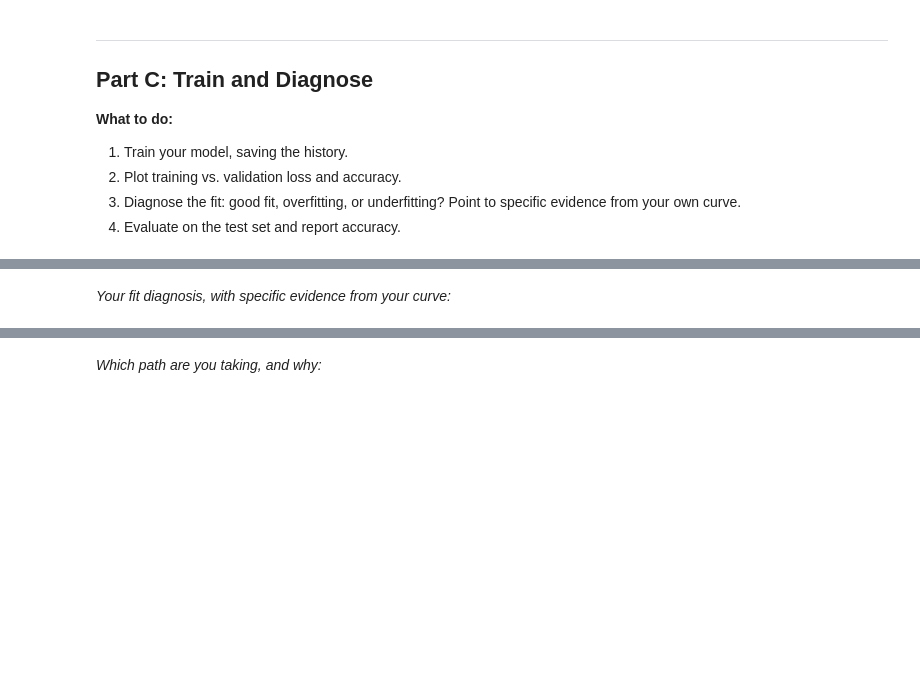
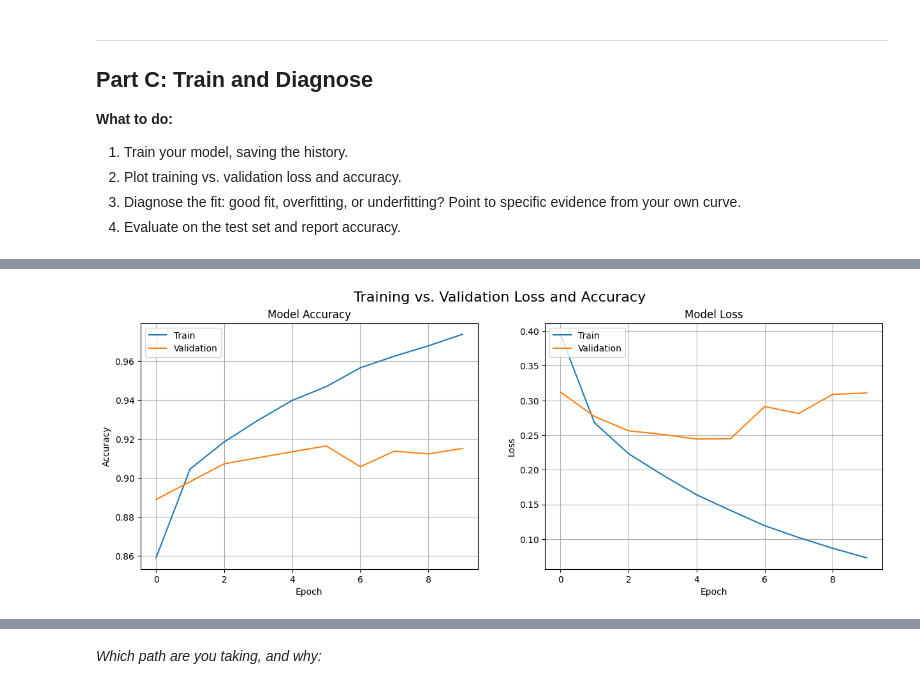
Before and after one commit to noahreed1/IT480-FA26, a Jupyter notebook: Lab2_CNN_PetFinder_Starter1.ipynb, the cells around one changed output, grey strips where cells are left out. Saved outputs shown, nothing was run; the diff lists cells and outputs as text; code cells hidden in the pictures; blank space fills up the shorter version.

```diff
--- a/Lab2_CNN_PetFinder_Starter1.ipynb
+++ b/Lab2_CNN_PetFinder_Starter1.ipynb
@@ -129,13 +132,0 @@ Epoch 10/10
-# %%
-# Plot training vs. validation loss and accuracy here
-history = model.fit(
-    x_train, y_train,
-    validation_split=0.2,
-    epochs=100,
-    batch_size=32,
-    verbose=0
-)
-
-plot_history(history, "Part 1 -- Regression: Training vs. Validation Loss")
-# %% [markdown]
-*Your fit diagnosis, with specific evidence from your curve:*
@@ -143,0 +133,30 @@ plot_history(history, "Part 1 -- Regression: Training vs. Validation Loss")
+# %%
+import matplotlib.pyplot as plt
+
+def plot_history(history, title):
+    fig, (ax1, ax2) = plt.subplots(1, 2, figsize=(15, 5))
+
+    # Plot training & validation accuracy values
+    ax1.plot(history.history['accuracy'])
+    ax1.plot(history.history['val_accuracy'])
+    ax1.set_title('Model Accuracy')
+    ax1.set_ylabel('Accuracy')
+    ax1.set_xlabel('Epoch')
+    ax1.legend(['Train', 'Validation'], loc='upper left')
+    ax1.grid(True)
+
+    # Plot training & validation loss values
+    ax2.plot(history.history['loss'])
+    ax2.plot(history.history['val_loss'])
+    ax2.set_title('Model Loss')
+    ax2.set_ylabel('Loss')
+    ax2.set_xlabel('Epoch')
+    ax2.legend(['Train', 'Validation'], loc='upper left')
+    ax2.grid(True)
+
+    fig.suptitle(title, fontsize=16)
+    plt.show()
+
+plot_history(history, "Training vs. Validation Loss and Accuracy")
+# %% [output]
+[figure, added]
```
Also changed, not shown: parts of 21 cells of this notebook.
